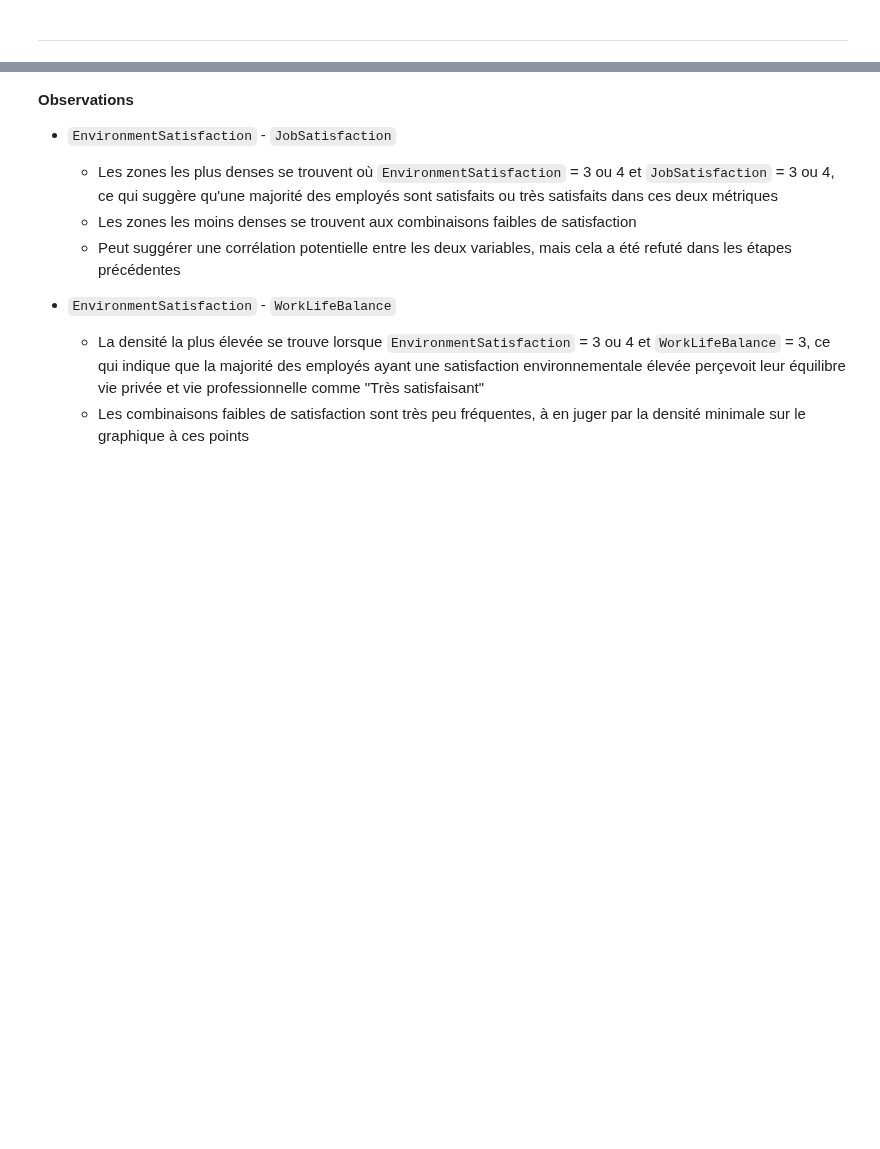
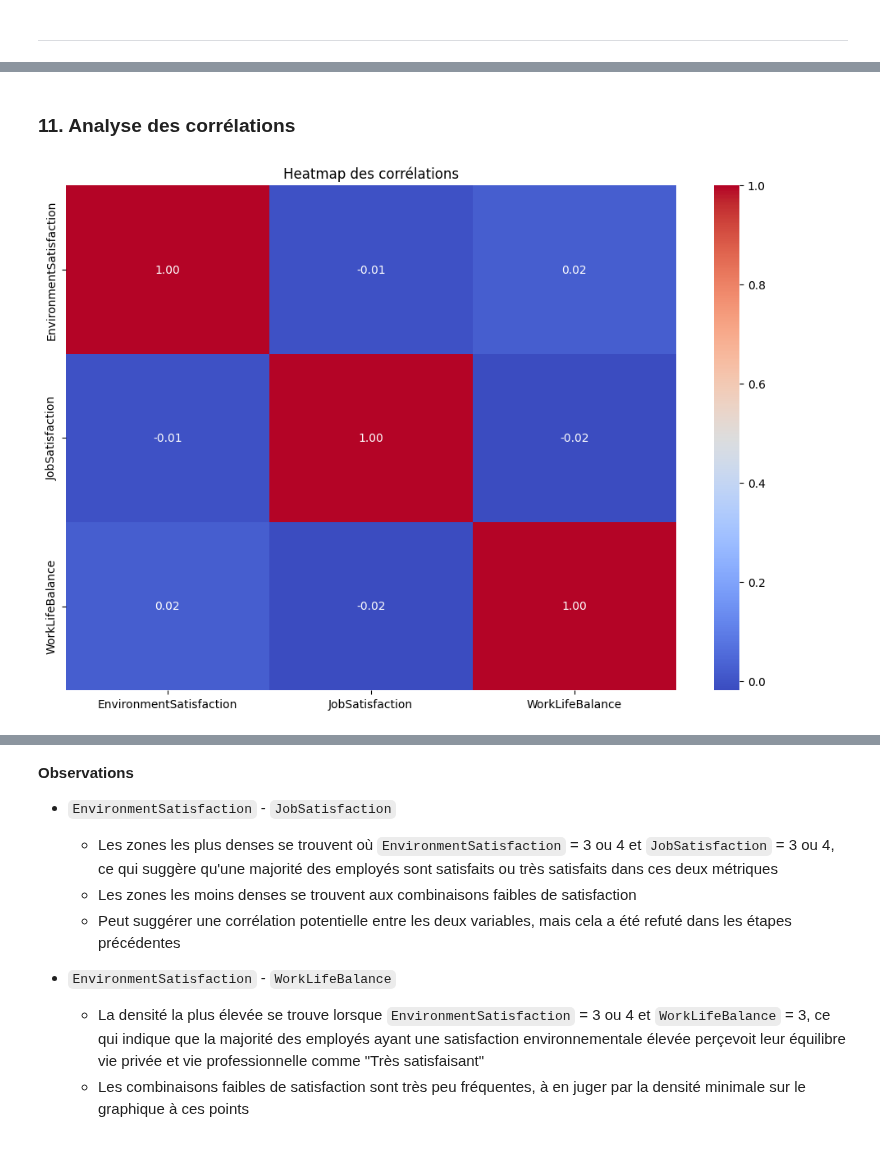
Before and after one commit to warren-gaure/projet-ia, a Jupyter notebook: notebooks/eda_employees.ipynb, the cells around one changed output, grey strips where cells are left out. Cells and saved outputs as stored; diff of their text form; code cells hidden in the pictures; blank space fills up the shorter version.

```diff
--- a/notebooks/eda_employees.ipynb
+++ b/notebooks/eda_employees.ipynb
@@ -325,0 +258,3 @@ plt.show()
+# %%
+employee_data['EnvironmentSatisfaction'].fillna(employee_data['EnvironmentSatisfaction'].median(), inplace=True)
+print(f"Nombre de valeurs manquantes dans EnvironmentSatisfaction après imputation : {employee_data['EnvironmentSatisfaction'].isna().sum()}")
@@ -325,0 +269,3 @@ plt.show()
+# %%
+employee_data['JobSatisfaction'].fillna(employee_data['JobSatisfaction'].median(), inplace=True)
+print(f"Nombre de valeurs manquantes dans JobSatisfaction après imputation : {employee_data['JobSatisfaction'].isna().sum()}")
@@ -325,0 +280,3 @@ plt.show()
+# %%
+employee_data['WorkLifeBalance'].fillna(employee_data['WorkLifeBalance'].median(), inplace=True)
+print(f"Nombre de valeurs manquantes dans WorkLifeBalance après imputation : {employee_data['WorkLifeBalance'].isna().sum()}")
@@ -325,0 +320,11 @@ plt.show()
+# %% [markdown]
+### 11. <a id='correlation'>Analyse des corrélations</a>
+# %%
+corr_matrix = employee_data[numerical_columns].corr()
+
+plt.figure(figsize=(12,8))
+sns.heatmap(corr_matrix, annot=True, fmt='.2f', cmap='coolwarm', cbar=True)
+plt.title('Heatmap des corrélations')
+plt.show()
+# %% [output]
+[figure, added]
```
Also changed, not shown: parts of 93 cells of this notebook, 1 other file.
